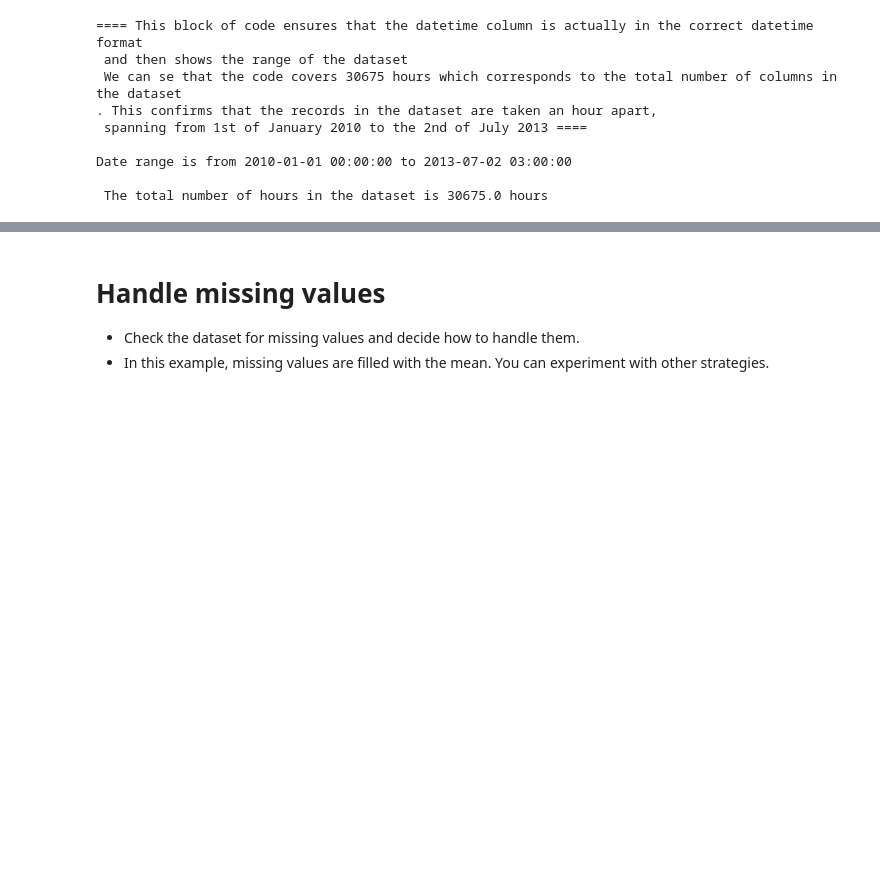
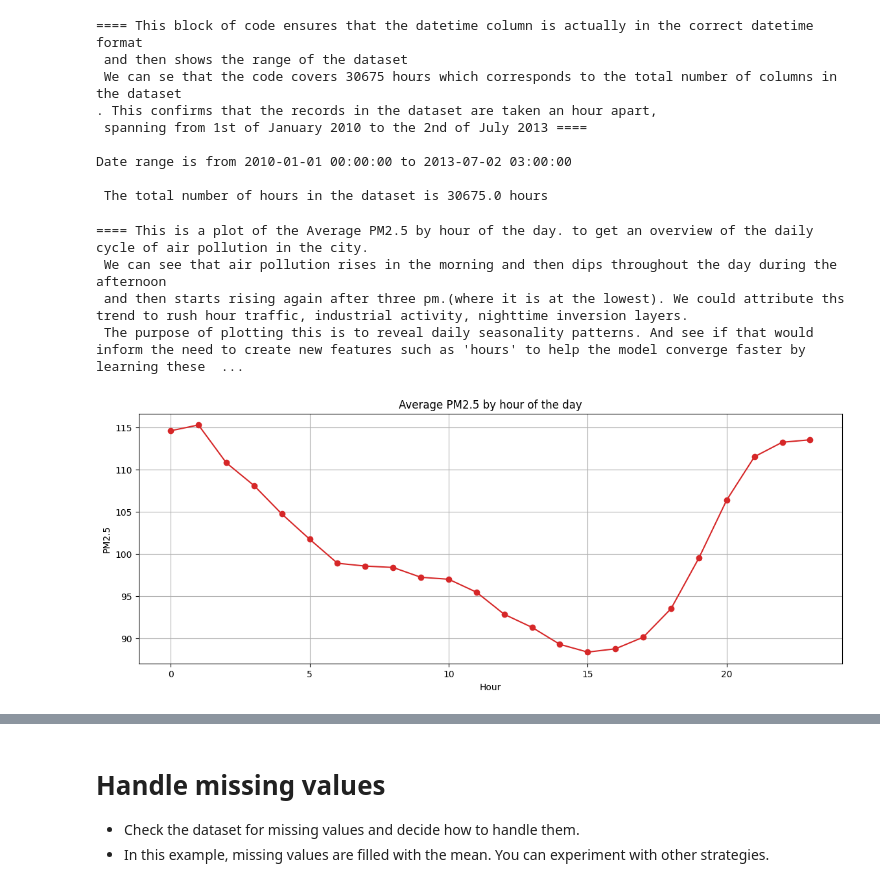
Before and after one commit to j-agbaje/Beijing_PM2.5_forecasting_model, a Jupyter notebook: air_quality_forecasting_starter_code.ipynb, the cells around one changed output, grey strips where cells are left out. Drawn from its saved outputs; the diff is of its cells as text; code cells hidden in the pictures; blank space fills up the shorter version.

```diff
--- a/air_quality_forecasting_starter_code.ipynb
+++ b/air_quality_forecasting_starter_code.ipynb
@@ -147,3 +148,23 @@ print(f" The total number of hours in the dataset is {(train['datetime'].max() -
 Date range is from 2010-01-01 00:00:00 to 2013-07-02 03:00:00
 
  The total number of hours in the dataset is 30675.0 hours
+# %%
+comment("This is a plot of the Average PM2.5 by hour of the day. to get an overview of the daily cycle of air pollution in the city.\n We can see that air pollution rises in the morning and then dips throughout the day during the afternoon\n and then starts rising again after three pm.(where it is at the lowest). We could attribute ths trend to rush hour traffic, industrial activity, nighttime inversion layers.\n The purpose of plotting this is to reveal daily seasonality patterns. And see if that would inform the need to create new features such as 'hours' to help the model converge faster by learning these seasonality patterns")
+
+train['hour'] =train['datetime'].dt.hour
+
+hour_avg = train.groupby('hour')['pm2.5'].mean()
+
+plt.figure(figsize=(14,5))
+hour_avg.plot(marker='o', color='tab:red')
+plt.title("Average PM2.5 by hour of the day")
+plt.xlabel("Hour")
+plt.ylabel("PM2.5")
+plt.grid(True)
+plt.show()
+# %% [output]
+==== This is a plot of the Average PM2.5 by hour of the day. to get an overview of the daily cycle of air pollution in the city.
+ We can see that air pollution rises in the morning and then dips throughout the day during the afternoon
+ and then starts rising again after three pm.(where it is at the lowest). We could attribute ths trend to rush hour traffic, industrial activity, nighttime inversion layers.
+ The purpose of plotting this is to reveal daily seasonality patterns. And see if that would inform the need to create new features such as 'hours' to help the model converge faster by learning these  ...
+[figure, added]
```
Also changed, not shown: parts of 13 cells of this notebook.
